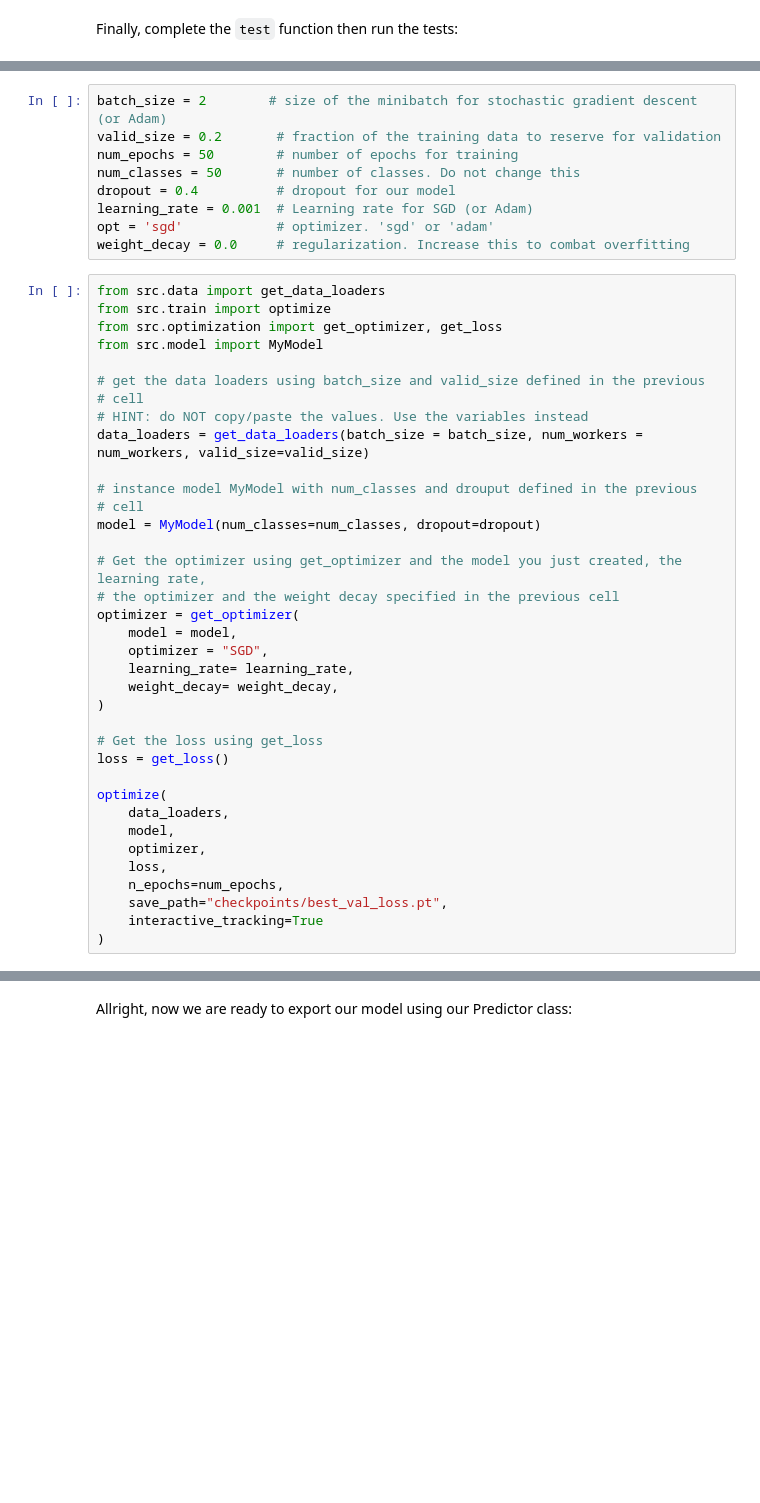
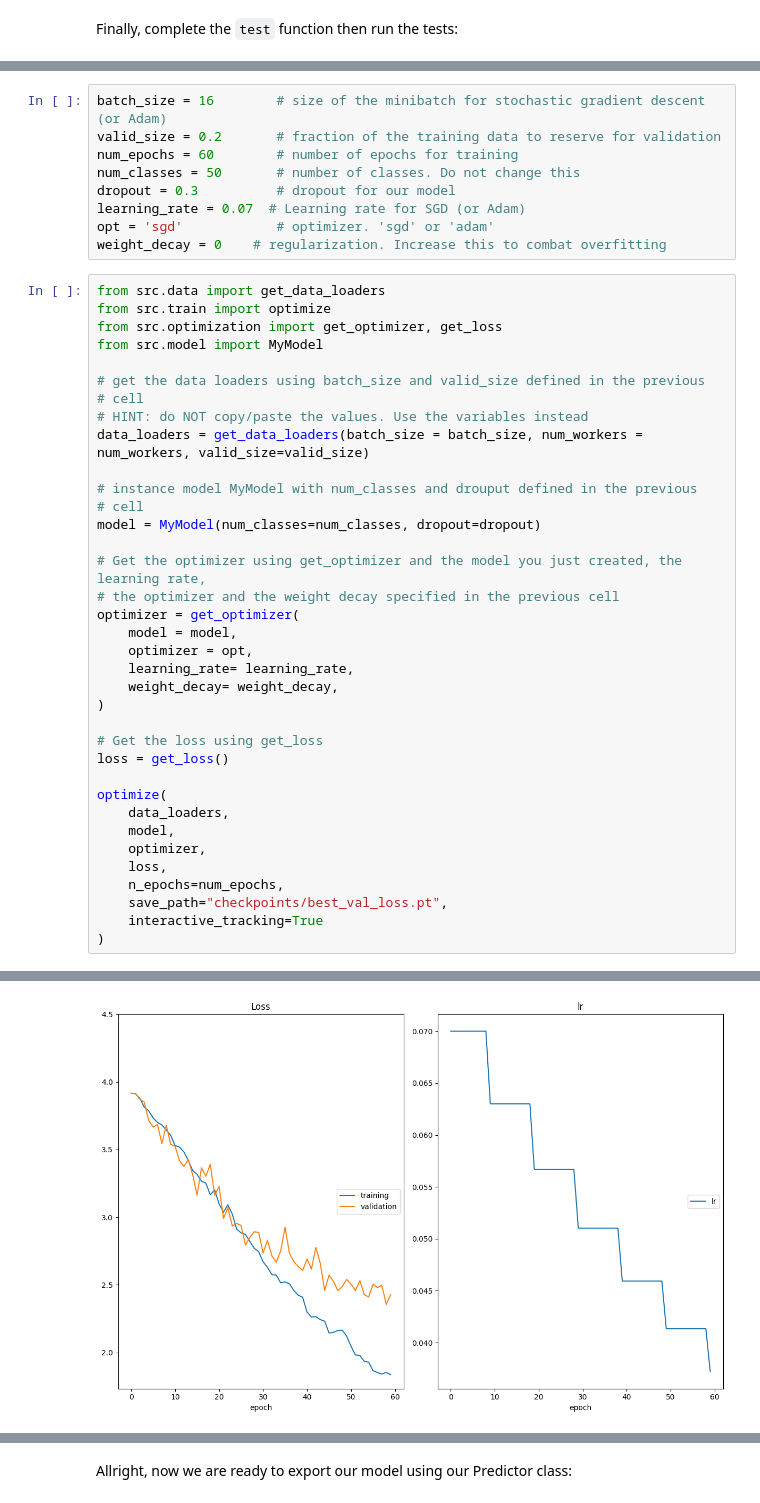
Before and after one commit to AdityaKulshrestha/AWS-Udacity-Machine-Learning-Fundamentals, a Jupyter notebook: cnn_from_scratch.ipynb, the cells around one changed output, grey strips where cells are left out. Cells and saved outputs as stored; diff of their text form; blank space fills up the shorter version.

```diff
--- a/cnn_from_scratch.ipynb
+++ b/cnn_from_scratch.ipynb
@@ -293,14 +320,14 @@ Allright, good job getting here! Now it's time to see if all our hard work pays
 
 Let's start by defining a few hyperparameters. Feel free to experiment with different values and try to optimize your model:
 # %%
-batch_size = 2        # size of the minibatch for stochastic gradient descent (or Adam)
+batch_size = 16        # size of the minibatch for stochastic gradient descent (or Adam)
 valid_size = 0.2       # fraction of the training data to reserve for validation
-num_epochs = 50        # number of epochs for training
+num_epochs = 60        # number of epochs for training
 num_classes = 50       # number of classes. Do not change this
-dropout = 0.4          # dropout for our model
-learning_rate = 0.001  # Learning rate for SGD (or Adam)
+dropout = 0.3          # dropout for our model
+learning_rate = 0.07  # Learning rate for SGD (or Adam)
 opt = 'sgd'            # optimizer. 'sgd' or 'adam'
-weight_decay = 0.0     # regularization. Increase this to combat overfitting
+weight_decay = 0    # regularization. Increase this to combat overfitting
 # %%
 from src.data import get_data_loaders
 from src.train import optimize
@@ -320,7 +347,7 @@ model = MyModel(num_classes=num_classes, dropout=dropout)
 # the optimizer and the weight decay specified in the previous cell
 optimizer = get_optimizer(
     model = model,
-    optimizer = "SGD",
+    optimizer = opt,
     learning_rate= learning_rate,
     weight_decay= weight_decay,
 )
@@ -361,3 +368,4 @@ MemoryError
+[figure, added]
 # %% [markdown]
 ---
 ## <img src="static_images/icons/noun-advance-2109145.png" alt=">" style="width:50px"/> Step 6: testing against the Test Set
```
Also changed, not shown: parts of 21 cells of this notebook, 1 other file.
